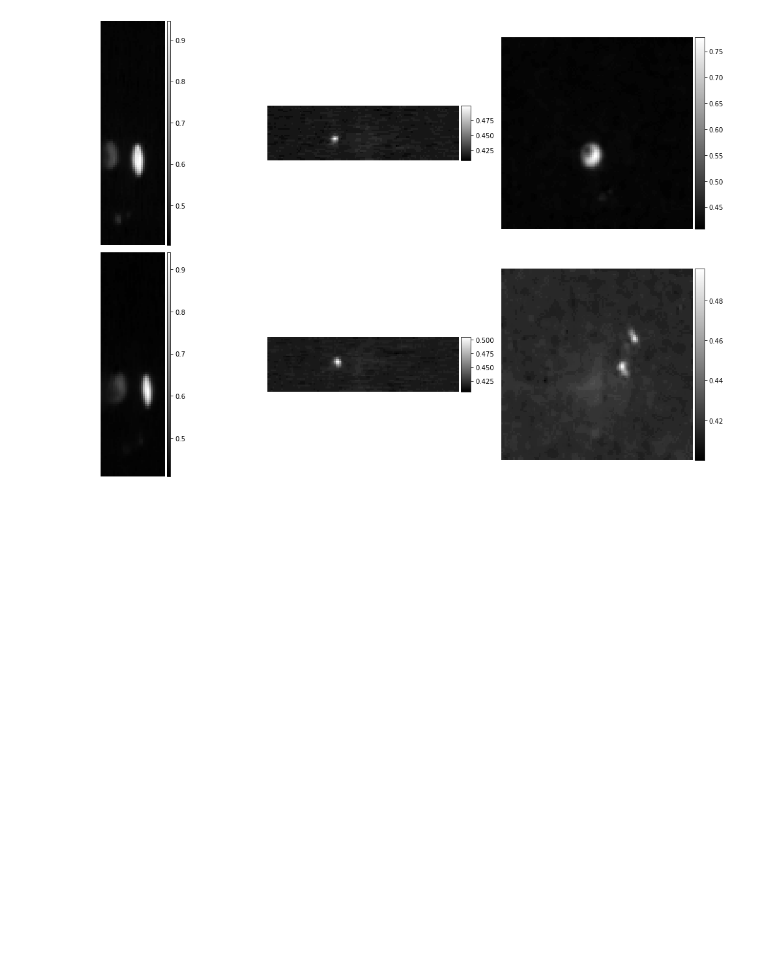
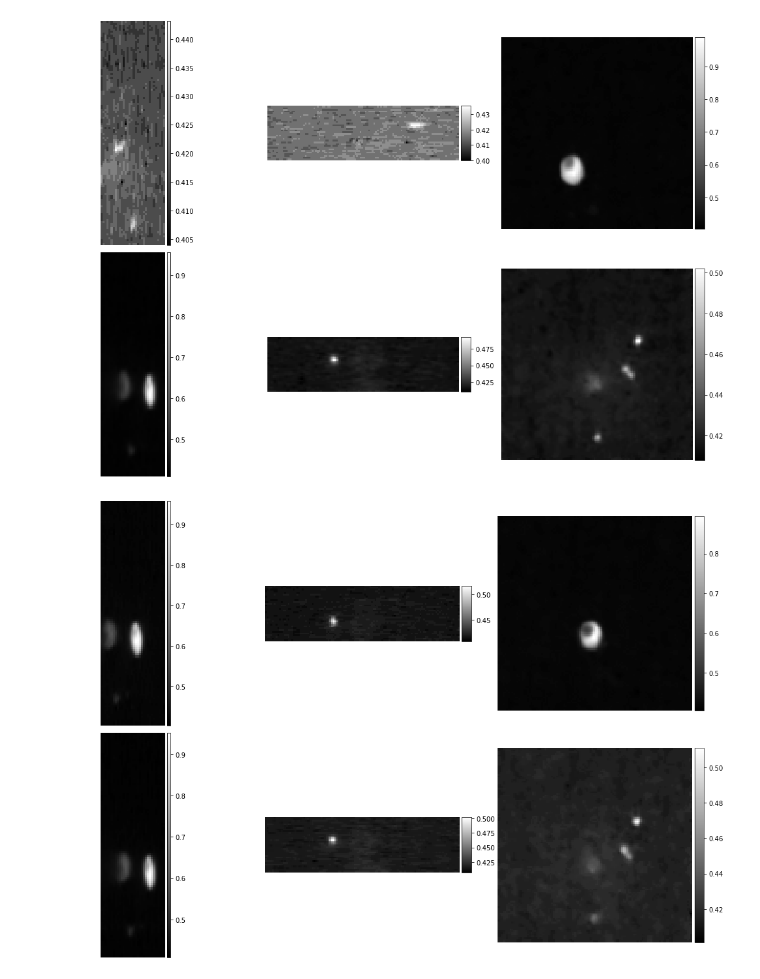
Before and after one commit to madtoinou/voxelmorph, a Jupyter notebook: 3D_brains.ipynb, the cells around one changed output. Cells and saved outputs as stored; diff of their text form; code cells hidden in the pictures; blank space fills up the shorter version.

Commit message:
HP optim for lambda

```diff
--- a/3D_brains.ipynb
+++ b/3D_brains.ipynb
@@ -95,10 +71,3 @@ for i, key in enumerate(keys_train):
 slices_test_3d = np.zeros((len(keys_test),112,112,32))
 for i, key in enumerate(keys_test):
     slices_test_3d[i] = hf.get(key)["frame"][0]/255
-# %%
-# Adam optimizer learning rate
-vxm_model.compile(optimizer=tf.keras.optimizers.Adam(lr=1e-4), loss=losses, loss_weights=loss_weights)
-
-# Training
-train_generator = vxm_data_generator(slices_train_3d, batch_size=8)
-hist = vxm_model.fit_generator(train_generator, epochs=5, steps_per_epoch=5, verbose=1);
@@ -119,8 +74,11 @@ Epoch 5/5
 # %%
-def plot_history(hist, loss_name='loss'):
+def plot_history(hist, loss_name='loss', save_name = 'title'):
     # Simple function to plot training history.
     plt.figure()
     plt.plot(hist.epoch, hist.history[loss_name], '.-')
     plt.ylabel('loss')
     plt.xlabel('epoch')
+    plt.title(save_name)
+    title = 'Hist' + save_name + ".pdf"
+    plt.savefig(title)
     plt.show()
@@ -137,16 +163,25 @@ our_val_pred = vxm_model.predict(val_input);
 # %%
-# Fixed image : Reference
-mid_slices_fixed = [np.take(np.squeeze(val_input[1]), vol_shape[d]//2, axis=d) for d in range(3)]
-mid_slices_fixed[1] = np.rot90(mid_slices_fixed[1], 1)
-mid_slices_fixed[2] = np.rot90(mid_slices_fixed[2], -1)
+for lambda_ in lambdas:
+    title = "weights" + str(lambda_) + ".keras"
+    vxm_model.load_weights(title)
+    # Validation set generator
+    val_generator = vxm_data_generator(slices_test_3d, batch_size = 1)
+    val_input, _ = next(val_generator)
+    our_val_pred = vxm_model.predict(val_input);
 
-# Prediction image : output
-moved_pred = our_val_pred[0].squeeze()
-mid_slices_pred = [np.take(moved_pred, vol_shape[d]//2, axis=d) for d in range(3)]
-mid_slices_pred[1] = np.rot90(mid_slices_pred[1], 1)
-mid_slices_pred[2] = np.rot90(mid_slices_pred[2], -1)
+    # Fixed image : Reference
+    mid_slices_fixed = [np.take(np.squeeze(val_input[1]), vol_shape[d]//2, axis=d) for d in range(3)]
+    mid_slices_fixed[1] = np.rot90(mid_slices_fixed[1], 1)
+    mid_slices_fixed[2] = np.rot90(mid_slices_fixed[2], -1)
 
-# Plot sagital, coronal & transverse planes
-ne.plot.slices(mid_slices_fixed + mid_slices_pred, cmaps=['gray'], do_colorbars=True, grid=[2,3]);
+    # Prediction image : output
+    moved_pred = our_val_pred[0].squeeze()
+    mid_slices_pred = [np.take(moved_pred, vol_shape[d]//2, axis=d) for d in range(3)]
+    mid_slices_pred[1] = np.rot90(mid_slices_pred[1], 1)
+    mid_slices_pred[2] = np.rot90(mid_slices_pred[2], -1)
+
+    # Plot sagital, coronal & transverse planes
+    ne.plot.slices(mid_slices_fixed + mid_slices_pred, cmaps=['gray'], do_colorbars=True, grid=[2,3]);
 # %% [output]
-[figure, old version]
+[figure, new version]
+[figure, added]
```
Also changed, not shown: parts of 7 cells of this notebook.
